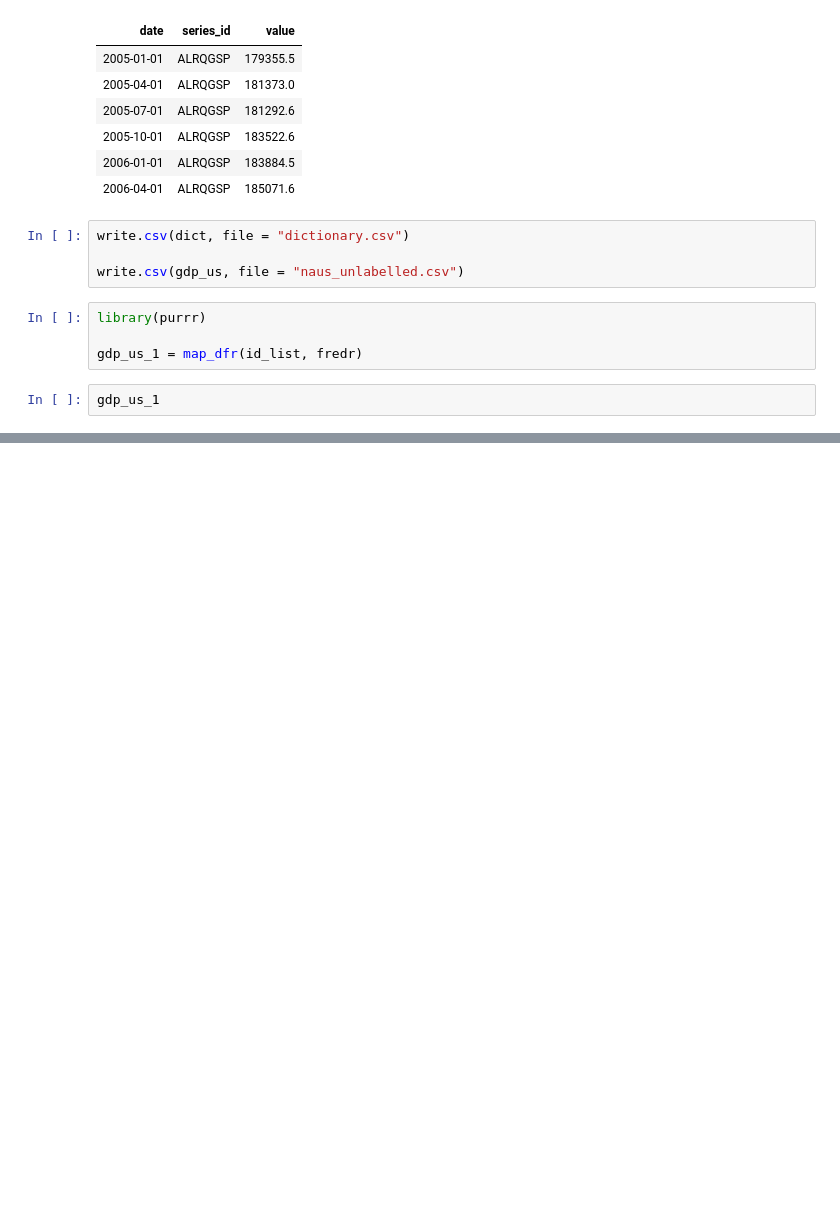
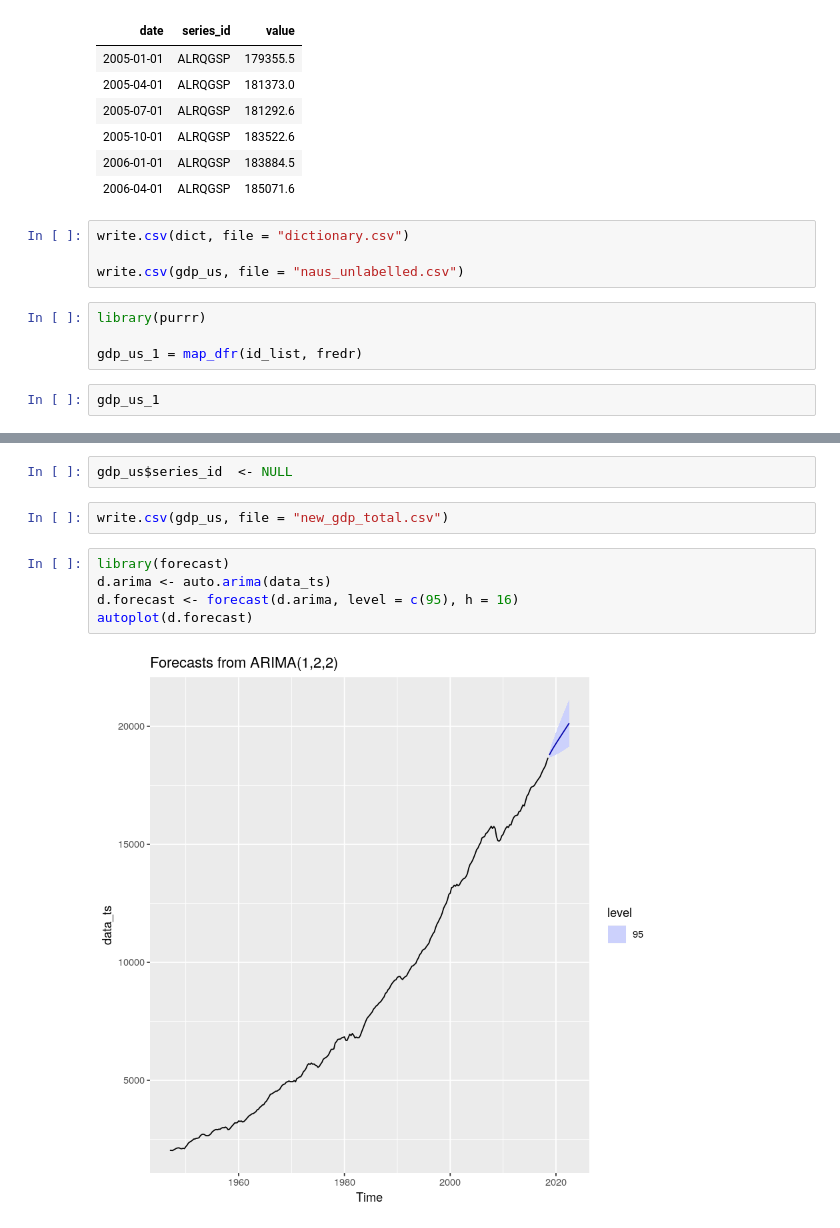
Before and after one commit to xenakas/hierarchical_modelling, a Jupyter notebook: data/us/download_fredr.ipynb, the cells around one changed output, grey strips where cells are left out. Drawn from its saved outputs; the diff is of its cells as text; blank space fills up the shorter version.

```diff
--- a/data/us/download_fredr.ipynb
+++ b/data/us/download_fredr.ipynb
@@ -100,0 +182,11 @@ gdp_us_1
+# %%
+gdp_us$series_id  <- NULL
+# %%
+write.csv(gdp_us, file = "new_gdp_total.csv")
+# %%
+library(forecast)
+d.arima <- auto.arima(data_ts)
+d.forecast <- forecast(d.arima, level = c(95), h = 16)
+autoplot(d.forecast)
+# %% [output]
+[figure, added]
```
Also changed, not shown: parts of 16 cells of this notebook, 2 other files.
